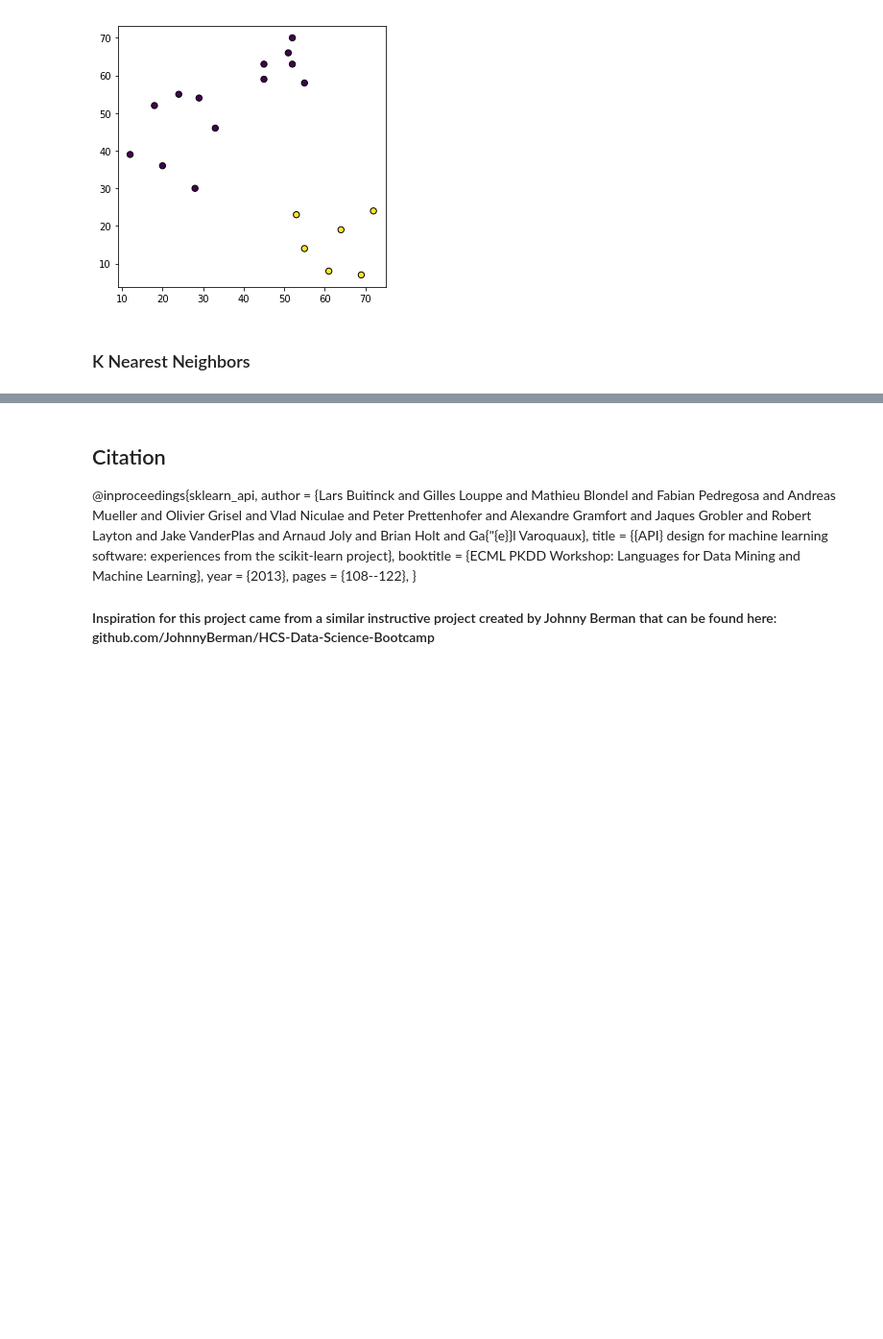
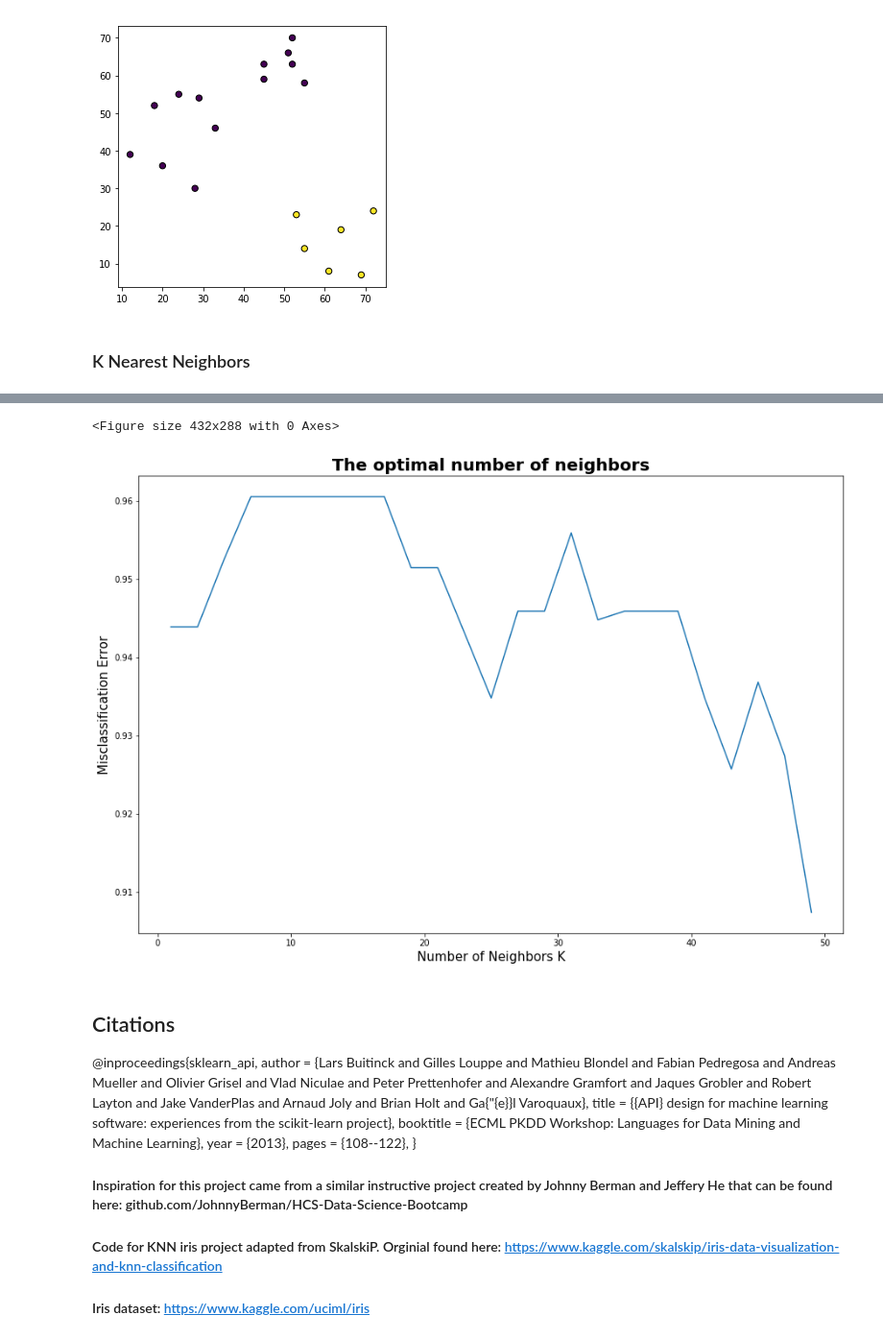
Before and after one commit to kttian/hcs-bootcamp2, a Jupyter notebook: API_Data_Science.ipynb, the cells around one changed output, grey strips where cells are left out. Shown at 96% size. Saved outputs shown, nothing was run; the diff lists cells and outputs as text; code cells hidden in the pictures; blank space fills up the shorter version.

```diff
--- a/API_Data_Science.ipynb
+++ b/API_Data_Science.ipynb
@@ -109,5 +187,33 @@ ax.scatter(df['x'], df['y'], c=labels.astype(np.float), edgecolor='k', s=40)
+# %%
+# Testing out different k values
+
+# creating list of K for KNN
+k_list = list(range(1,50,2))
+# creating list of cv scores
+cv_scores = []
+
+# perform 10-fold cross validation
+for k in k_list:
+    knn = KNeighborsClassifier(n_neighbors=k)
+    scores = cross_val_score(knn, X_train, Y_train, cv=10, scoring='accuracy')
+    cv_scores.append(scores.mean())
+
+
+
+# Displaying results visually
+plt.figure()
+plt.figure(figsize=(15,10))
+plt.title('The optimal number of neighbors', fontsize=20, fontweight='bold')
+plt.xlabel('Number of Neighbors K', fontsize=15)
+plt.ylabel('Misclassification Error', fontsize=15)
+plt.plot(k_list, cv_scores)
+
+plt.show()
+# %% [output]
+<Figure size 432x288 with 0 Axes>
+[figure, added]
 # %% [markdown]
-## Citation
+## Citations
 
 @inproceedings{sklearn_api,
   author    = {Lars Buitinck and Gilles Louppe and Mathieu Blondel and
@@ -122,4 +228,8 @@ ax.scatter(df['x'], df['y'], c=labels.astype(np.float), edgecolor='k', s=40)
   pages = {108--122},
 }
 
-#### Inspiration for this project came from a similar instructive project created by Johnny Berman that can be found here: github.com/JohnnyBerman/HCS-Data-Science-Bootcamp
+#### Inspiration for this project came from a similar instructive project created by Johnny Berman and Jeffery He that can be found here: github.com/JohnnyBerman/HCS-Data-Science-Bootcamp
+
+#### Code for KNN iris project adapted from SkalskiP. Orginial found here: https://www.kaggle.com/skalskip/iris-data-visualization-and-knn-classification
+
+#### Iris dataset: https://www.kaggle.com/uciml/iris
```
Also changed, not shown: parts of 6 cells of this notebook, 1 other file.
